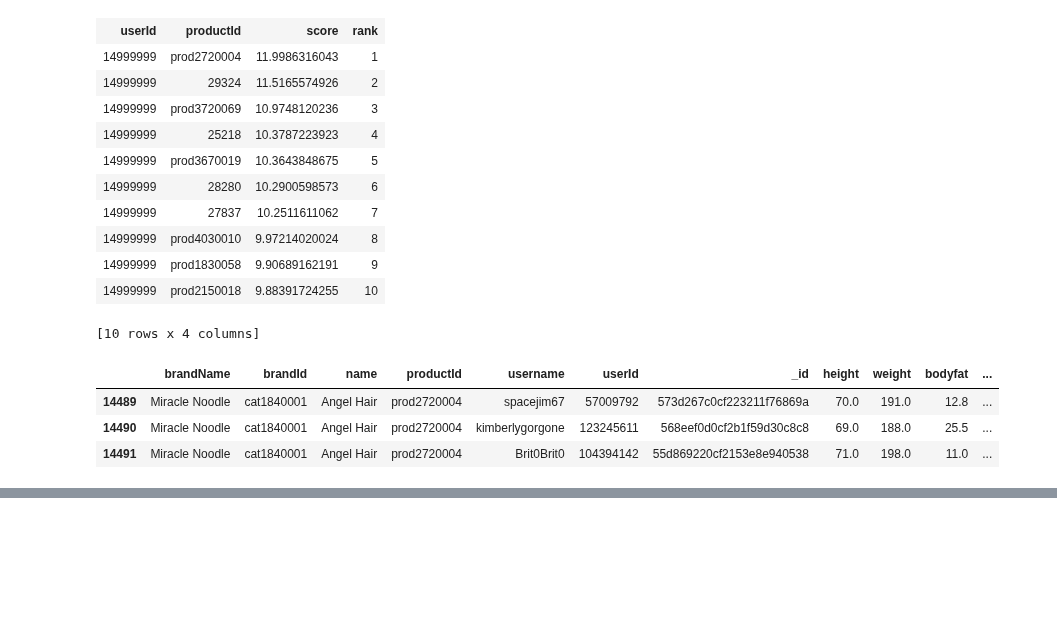
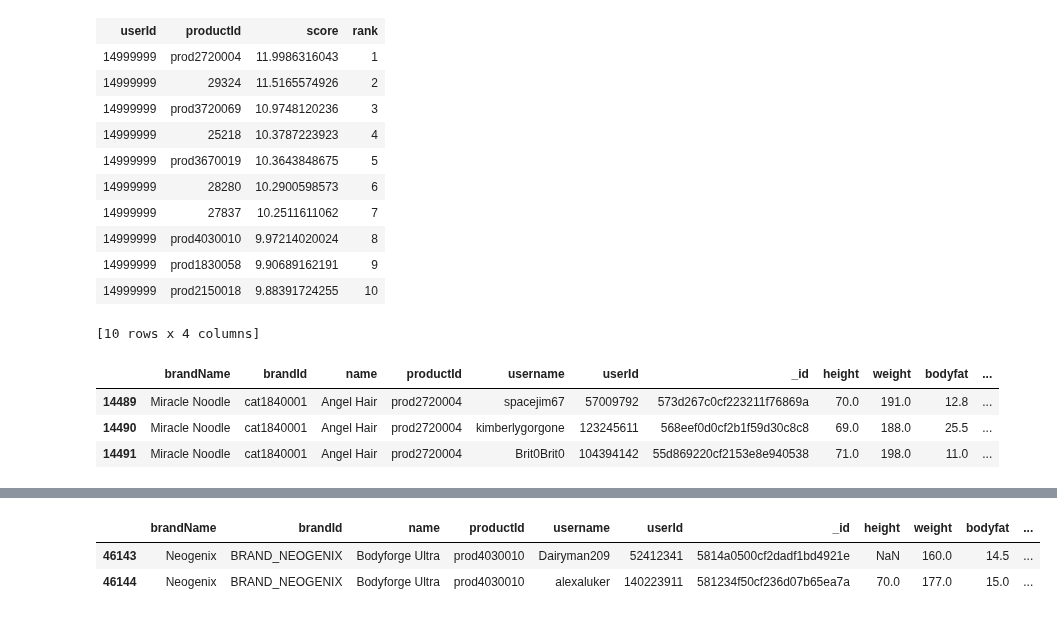
Before and after one commit to bbaltazar/Capstone, a Jupyter notebook: scrap1128.ipynb, the cells around one changed output, grey strips where cells are left out. Cells and saved outputs as stored; diff of their text form; code cells hidden in the pictures; blank space fills up the shorter version.

```diff
--- a/scrap1128.ipynb
+++ b/scrap1128.ipynb
@@ -207,0 +285,6 @@ prod_drop.to_pickle('rateaproduct.pkl')
+# %%
+df[df.productId =='prod4030010']
+# %% [output]
+|  | brandName | brandId | name | productId | username | userId | _id | height | weight | bodyfat | ... |
+| 46143 | Neogenix | BRAND_NEOGENIX | Bodyforge Ultra | prod4030010 | Dairyman209 | 52412341 | 5814a0500cf2dadf1bd4921e | NaN | 160.0 | 14.5 | ... |
+| 46144 | Neogenix | BRAND_NEOGENIX | Bodyforge Ultra | prod4030010 | alexaluker | 140223911 | 581234f50cf236d07b65ea7a | 70.0 | 177.0 | 15.0 | ... |
```
Also changed, not shown: parts of 12 cells of this notebook, 2 other files.
